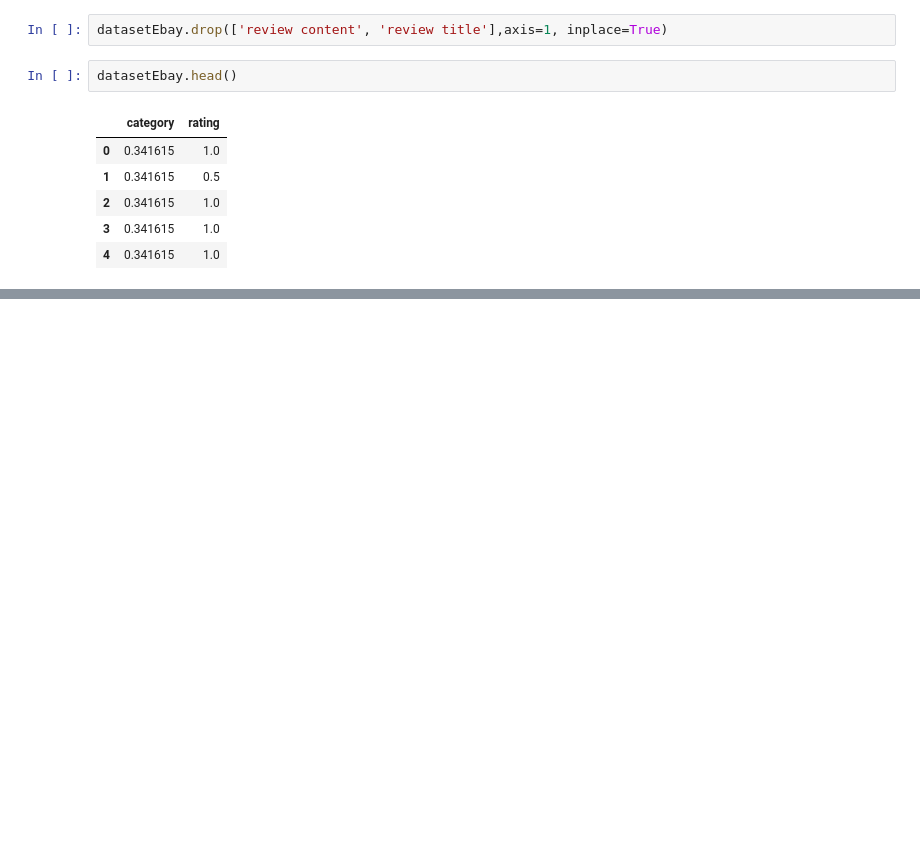
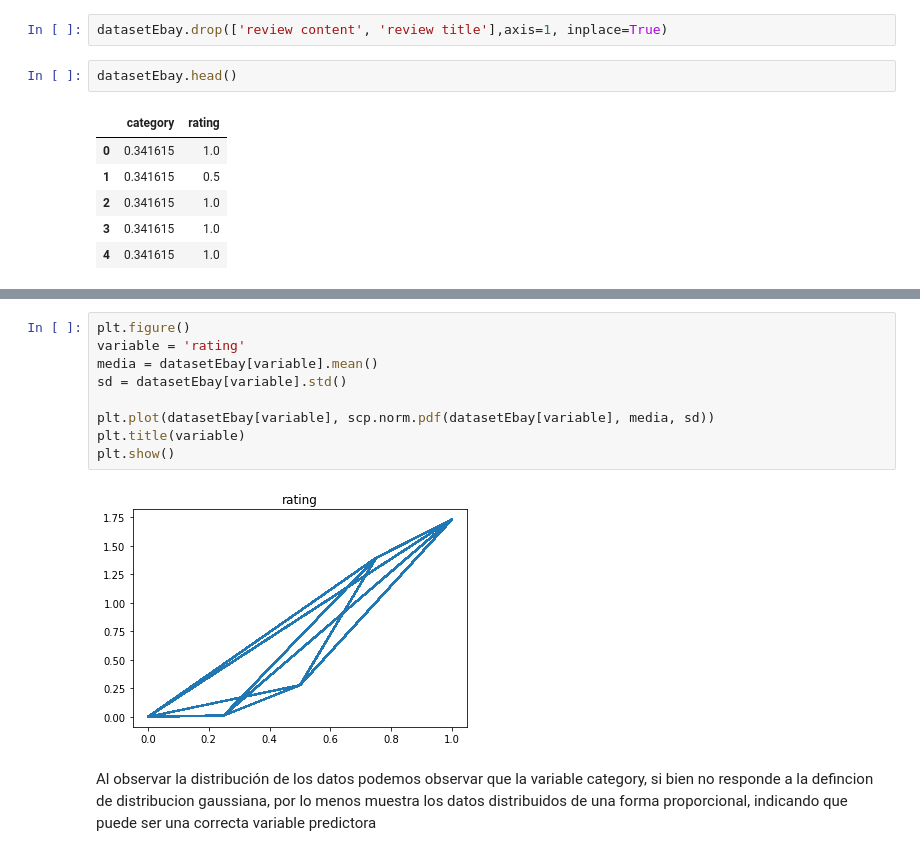
Before and after one commit to AdriaOrozco/CasKaggle, a Jupyter notebook: notebooks/develop/EbayNotebook.ipynb, the cells around one changed output, grey strips where cells are left out. Saved outputs shown, nothing was run; the diff lists cells and outputs as text; blank space fills up the shorter version.

Commit message:
Comprovacion distribucion gaussiana

```diff
--- a/notebooks/develop/EbayNotebook.ipynb
+++ b/notebooks/develop/EbayNotebook.ipynb
@@ -317,0 +320,13 @@ plt.show()
+# %%
+plt.figure()
+variable = 'rating'
+media = datasetEbay[variable].mean()
+sd = datasetEbay[variable].std()
+
+plt.plot(datasetEbay[variable], scp.norm.pdf(datasetEbay[variable], media, sd))
+plt.title(variable)
+plt.show()
+# %% [output]
+[figure, added]
+# %% [markdown]
+Al observar la distribución de los datos podemos observar que la variable category, si bien no responde a la defincion de distribucion gaussiana, por lo menos muestra los datos distribuidos de una forma proporcional, indicando que puede ser una correcta variable predictora
```
Also changed, not shown: parts of 1 cell of this notebook.
